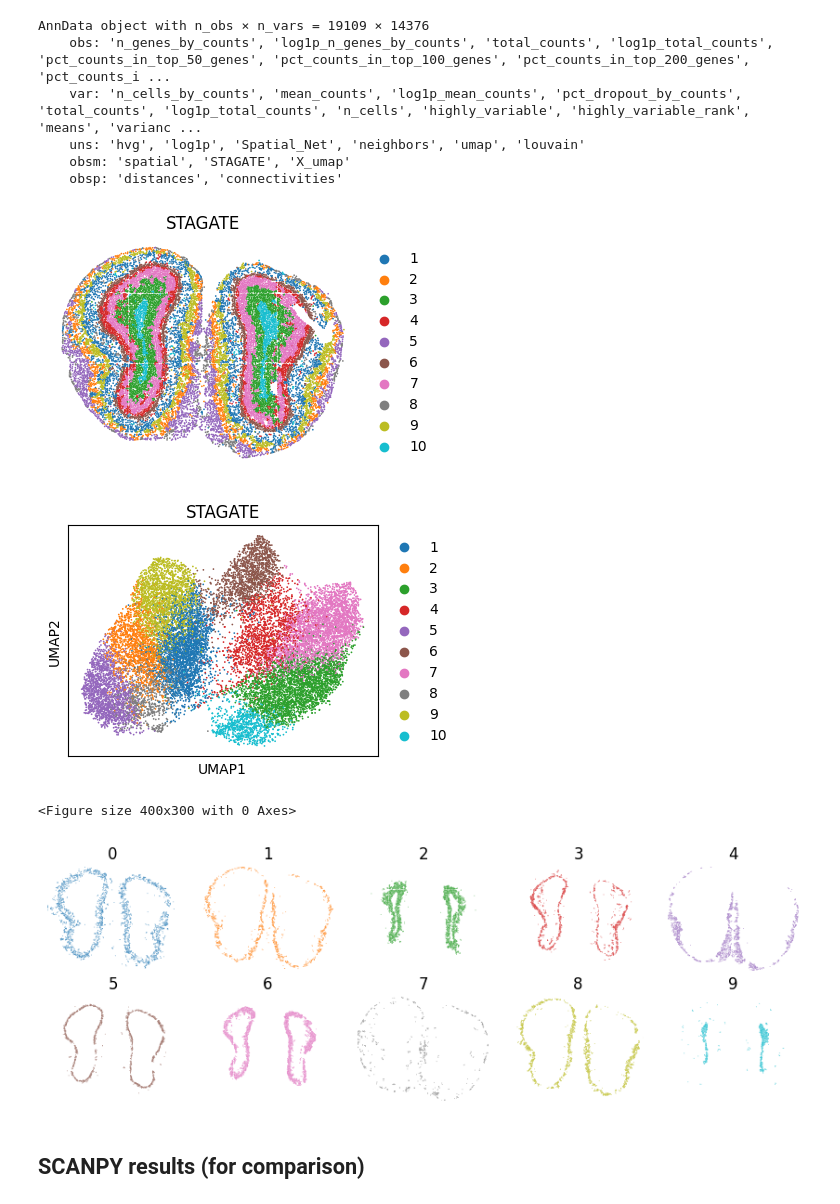
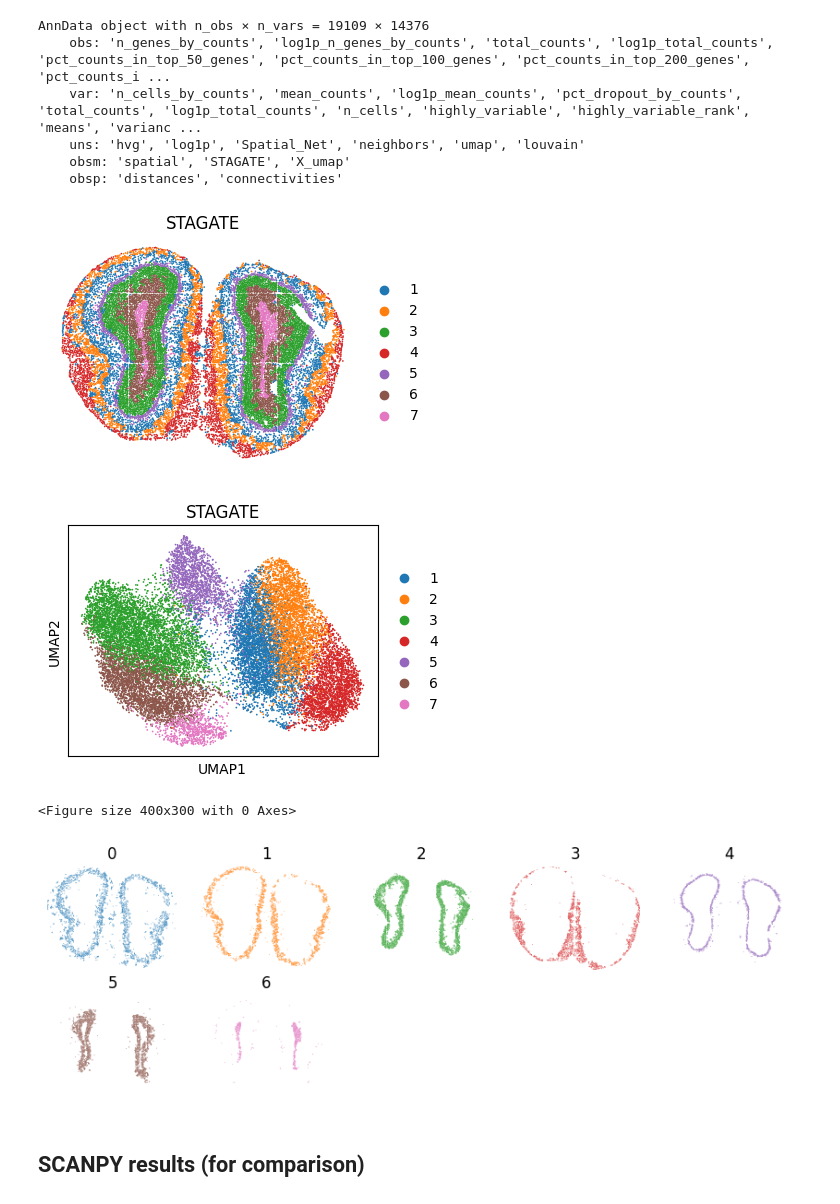
Before and after one commit to toan-ly/STAGATE, a Jupyter notebook: Tutorials/source/T4_Stereo.ipynb, the cells around one changed output. Saved outputs shown, nothing was run; the diff lists cells and outputs as text; code cells hidden in the pictures.

Commit message:
update result plots

```diff
--- a/Tutorials/source/T4_Stereo.ipynb
+++ b/Tutorials/source/T4_Stereo.ipynb
@@ -110,7 +110,7 @@ The graph contains 144318 edges, 19109 cells.
 # %% [markdown]
 ## Running STAGATE
 # %%
-device = torch.device('cuda:7' if torch.cuda.is_available() else 'cpu')
+device = torch.device('cuda:5' if torch.cuda.is_available() else 'cpu')
 adata = STAGATE.train_STAGATE(adata, device=device)
 # %% [output]
 Size of Input:  (19109, 3000)
@@ -126,8 +126,8 @@ AnnData object with n_obs × n_vars = 19109 × 14376
 sc.pp.neighbors(adata, use_rep='STAGATE')
 sc.tl.umap(adata)
 # %%
-n_clusters = 10
-adata = STAGATE.mclust_R(adata, used_obsm='STAGATE', num_clusters=n_clusters)
+n_clusters = 7
+adata = STAGATE.mclust_R(adata, used_obsm='STAGATE', num_cluster=n_clusters)
 # %% [output]
 R[write to console]:                    __           __
    ____ ___  _____/ /_  _______/ /_
@@ -154,12 +154,13 @@ sc.pl.embedding(adata, basis="spatial", color="mclust",s=6, show=False, title='S
 plt.axis('off')
 plt.savefig(os.path.join(save_path, f'clustering_{n_clusters}.png'), dpi=300, bbox_inches='tight')
 # %% [output]
-[figure, old version]
+[figure, new version]
 # %%
+plt.rcParams["figure.figsize"] = (4, 3)
 sc.pl.umap(adata, color='mclust', title='STAGATE')
 plt.savefig(os.path.join(save_path, f'umap_{n_clusters}.png'), dpi=300, bbox_inches='tight')
 # %% [output]
-[figure, old version]
+[figure, new version]
 <Figure size 400x300 with 0 Axes>
 # %%
 fig, axes = plt.subplots(2,5,figsize=(1.7*5, 1.5*2), sharex=True, sharey=True)
@@ -190,7 +191,7 @@ plt.subplots_adjust(wspace=0, hspace=0.05)
 plt.tight_layout()
 plt.savefig(os.path.join(save_path, f'each_cluster_{n_clusters}.png'), dpi=300, bbox_inches='tight')
 # %% [output]
-[figure, old version]
+[figure, new version]
 # %% [markdown]
 ## SCANPY results (for comparison)
 # %%
```
Also changed, not shown: 1 other file.
